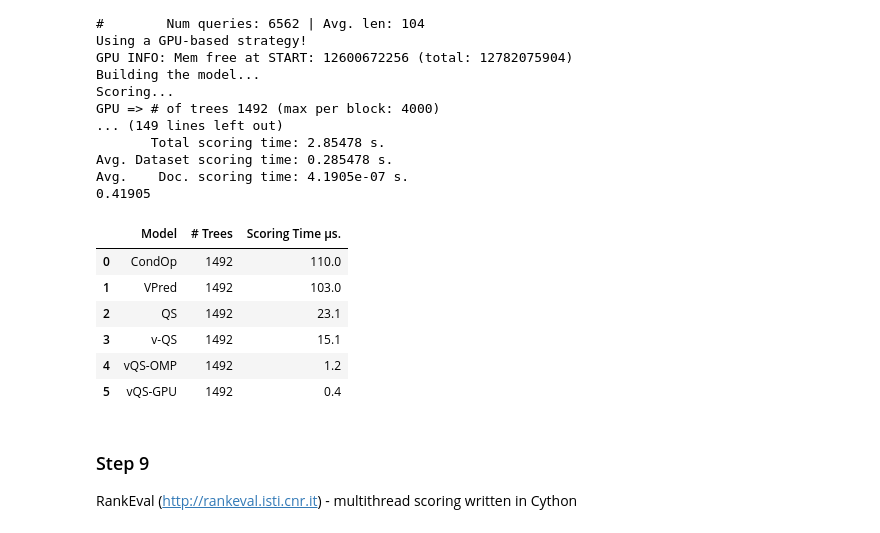
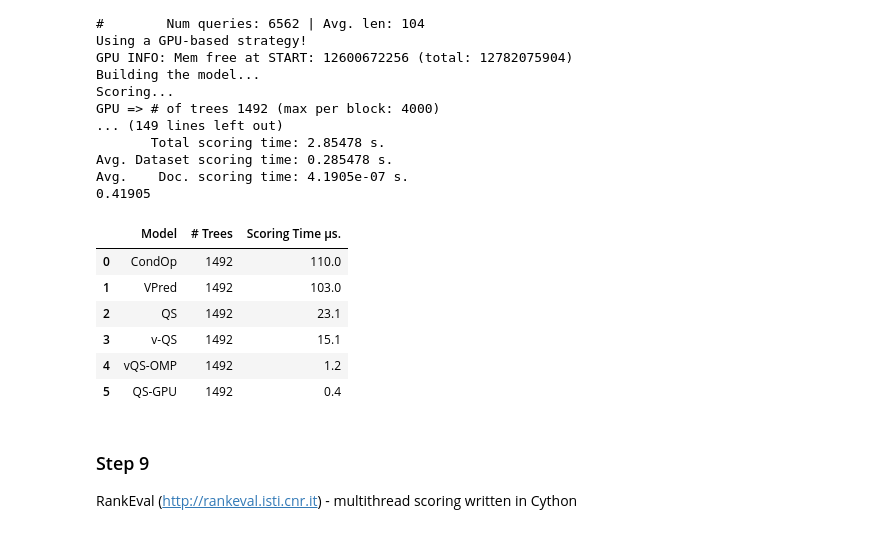
Before and after one commit to hpclab/LtR-Tutorial, a Jupyter notebook: ECMLPKDD2018/HandsOn-1.ipynb, the cells around one changed output. Drawn from its saved outputs; the diff is of its cells as text; code cells hidden in the pictures.

```diff
--- a/ECMLPKDD2018/HandsOn-1.ipynb
+++ b/ECMLPKDD2018/HandsOn-1.ipynb
@@ -778,16 +778,16 @@ Avg.    Doc. scoring time: 4.1905e-07 s.
 0.41905
 # %%
 # Store current results
-results.loc[len(results)] = ['vQS-GPU', baseline_model.n_trees, scoring_time]
+results.loc[len(results)] = ['QS-GPU', baseline_model.n_trees, scoring_time]
 results
 # %% [output]
 |  | Model | # Trees | Scoring Time µs. |
 | 0 | CondOp | 1492 | 110.0 |
 | 1 | VPred | 1492 | 103.0 |
 | 2 | QS | 1492 | 23.1 |
 | 3 | v-QS | 1492 | 15.1 |
 | 4 | vQS-OMP | 1492 | 1.2 |
-| 5 | vQS-GPU | 1492 | 0.4 |
+| 5 | QS-GPU | 1492 | 0.4 |
 # %% [markdown]
 ### Step 9
 
```
